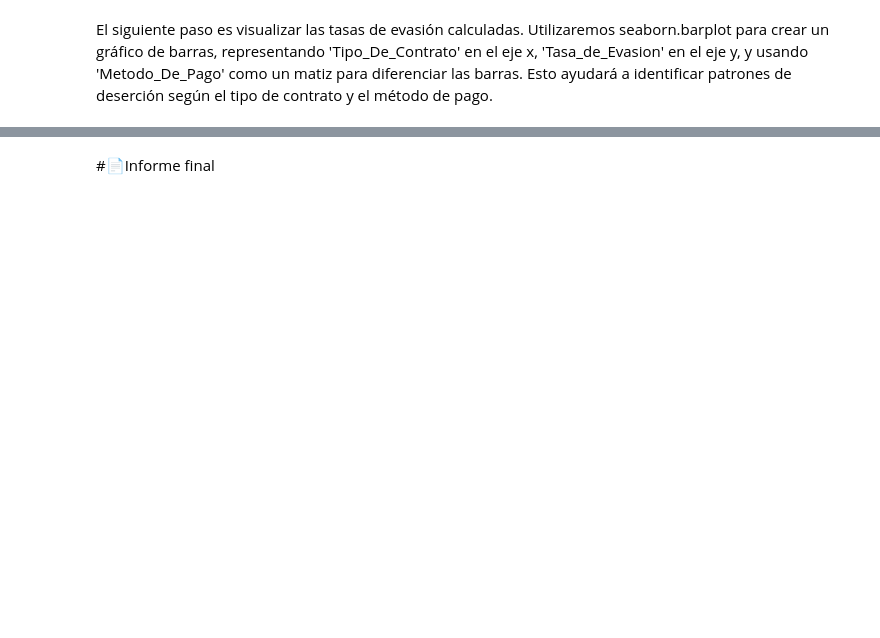
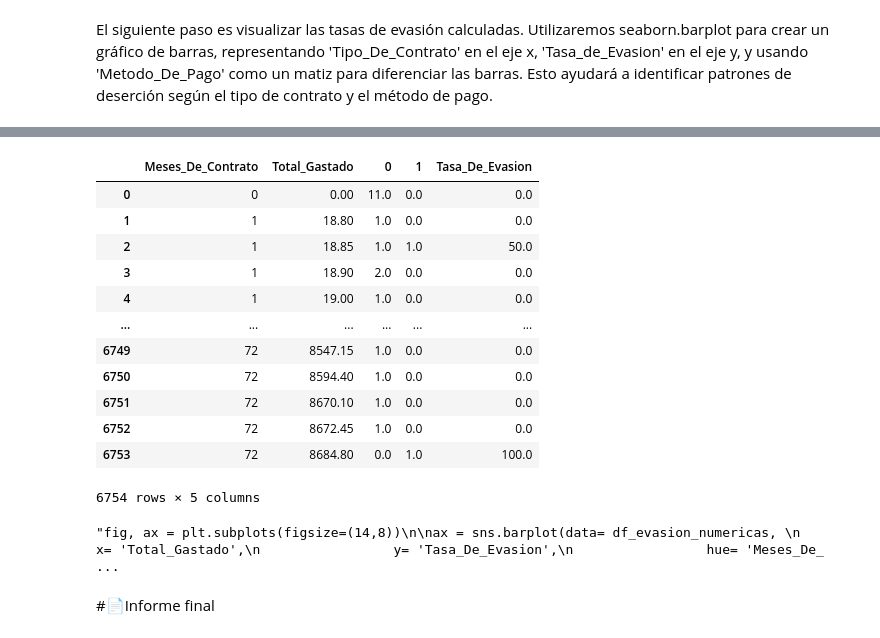
Before and after one commit to Viera1624/TelecomX_LATAM, a Jupyter notebook: telecomx_latam.ipynb, the cells around one changed output, grey strips where cells are left out. Drawn from its saved outputs; the diff is of its cells as text; code cells hidden in the pictures; blank space fills up the shorter version.

```diff
--- a/telecomx_latam.ipynb
+++ b/telecomx_latam.ipynb
@@ -489,0 +510,4 @@ En resumen, la **duración del contrato** es el principal motor de la evasión,
+# %%
+evasion_numericas = datos_clientes_norm.groupby(['Meses_De_Contrato', 'Total_Gastado'])['Retirado'].value_counts().unstack(level='Retirado')
+evasion_numericas.columns.name = None
+evasion_numericas.head()
@@ -489,0 +522,3 @@ En resumen, la **duración del contrato** es el principal motor de la evasión,
+# %%
+df_evasion_numericas = evasion_numericas.reset_index()
+df_evasion_numericas.head(1)
@@ -490,2 +537,40 @@ En resumen, la **duración del contrato** es el principal motor de la evasión,
+# %%
+df_evasion_numericas = df_evasion_numericas.fillna(0)
+df_evasion_numericas['Tasa_De_Evasion'] = df_evasion_numericas[1]/(df_evasion_numericas[0] + df_evasion_numericas[1])*100
+df_evasion_numericas
+# %% [output]
+|  | Meses_De_Contrato | Total_Gastado | 0 | 1 | Tasa_De_Evasion |
+| 0 | 0 | 0.00 | 11.0 | 0.0 | 0.0 |
+| 1 | 1 | 18.80 | 1.0 | 0.0 | 0.0 |
+| 2 | 1 | 18.85 | 1.0 | 1.0 | 50.0 |
+| 3 | 1 | 18.90 | 2.0 | 0.0 | 0.0 |
+| 4 | 1 | 19.00 | 1.0 | 0.0 | 0.0 |
+| ... | ... | ... | ... | ... | ... |
+| 6749 | 72 | 8547.15 | 1.0 | 0.0 | 0.0 |
+| 6750 | 72 | 8594.40 | 1.0 | 0.0 | 0.0 |
+| 6751 | 72 | 8670.10 | 1.0 | 0.0 | 0.0 |
+| 6752 | 72 | 8672.45 | 1.0 | 0.0 | 0.0 |
+| 6753 | 72 | 8684.80 | 0.0 | 1.0 | 100.0 |
+6754 rows × 5 columns
+# %%
+'''
+fig, ax = plt.subplots(figsize=(14,8))
+
+ax = sns.barplot(data= df_evasion_numericas,
+                 x= 'Total_Gastado',
+                 y= 'Tasa_De_Evasion',
+                 hue= 'Meses_De_Contrato',
+                 palette='flare')
+
+ax.set_title('Evasion de clientes por total gastado y meses de contrato')
+ax.set_ylabel('Tasa de evasion (%)')
+ax.set_xlabel('Total gastado')
+ax.legend('Meses de contrato')
+plt.xticks(rotation=45, ha='right')
+plt.tight_layout()
+plt.show()
+'''
+# %% [output]
+"fig, ax = plt.subplots(figsize=(14,8))\n\nax = sns.barplot(data= df_evasion_numericas, \n                 x= 'Total_Gastado',\n                 y= 'Tasa_De_Evasion',\n                 hue= 'Meses_De_ ...
 # %% [markdown]
 #📄Informe final
```
Also changed, not shown: parts of 13 cells of this notebook.
